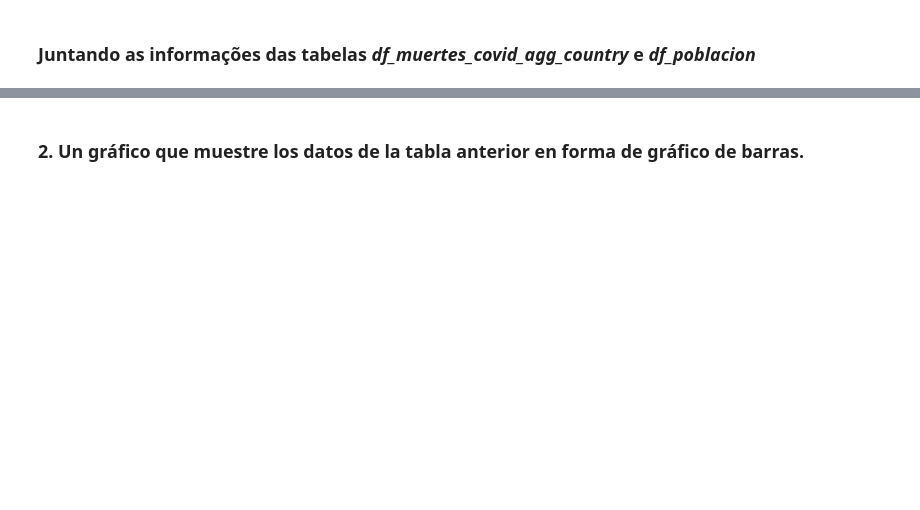
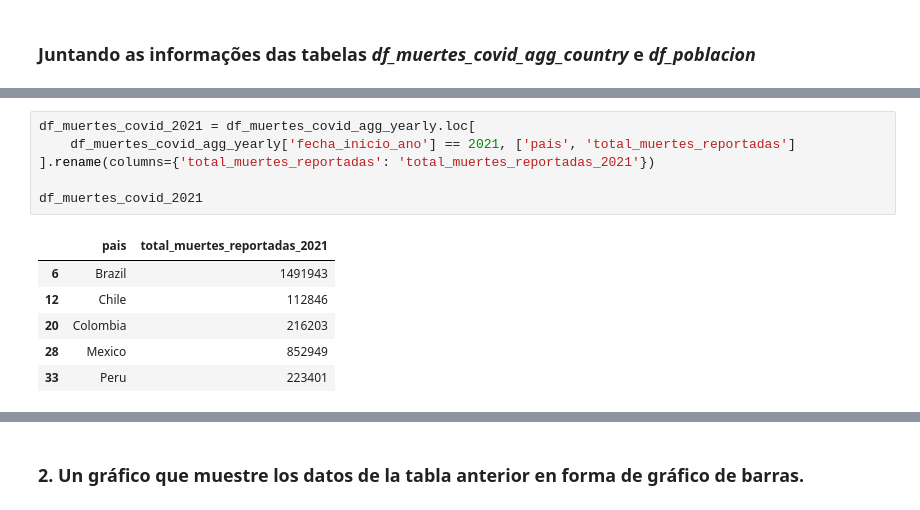
Before and after one commit to marcodeamicis/proyecto_covid, a Jupyter notebook: notebooks/1_business_and_data_understanding_suto.ipynb, the cells around one changed output, grey strips where cells are left out. Cells and saved outputs as stored; diff of their text form; blank space fills up the shorter version.

```diff
--- a/notebooks/1_business_and_data_understanding_suto.ipynb
+++ b/notebooks/1_business_and_data_understanding_suto.ipynb
@@ -276,0 +278,13 @@ df_muertes_covid_final
+# %%
+df_muertes_covid_2021 = df_muertes_covid_agg_yearly.loc[
+    df_muertes_covid_agg_yearly['fecha_inicio_ano'] == 2021, ['pais', 'total_muertes_reportadas']
+].rename(columns={'total_muertes_reportadas': 'total_muertes_reportadas_2021'})
+
+df_muertes_covid_2021
+# %% [output]
+|  | pais | total_muertes_reportadas_2021 |
+| 6 | Brazil | 1491943 |
+| 12 | Chile | 112846 |
+| 20 | Colombia | 216203 |
+| 28 | Mexico | 852949 |
+| 33 | Peru | 223401 |
```
Also changed, not shown: parts of 12 cells of this notebook.
